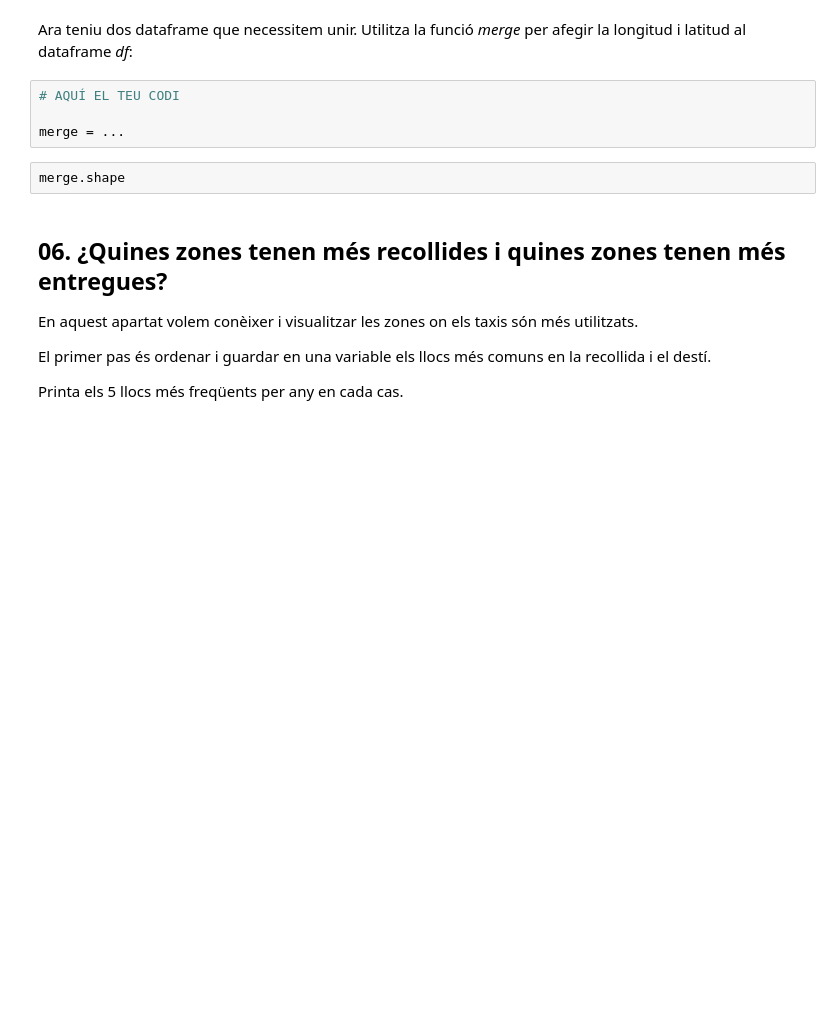
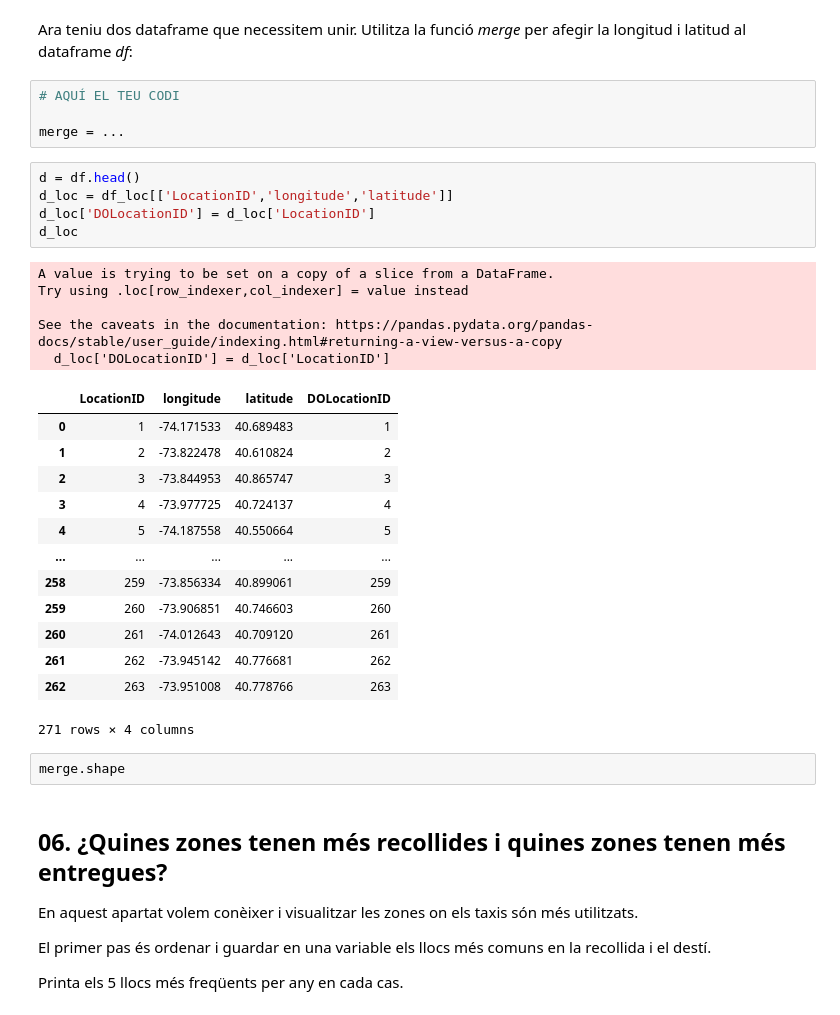
Before and after one commit to Zhipeng139/Taller-de-Nous-Usos_UB_P1, a Jupyter notebook: AssignmentCode.ipynb, the cells around one changed output. Saved outputs shown, nothing was run; the diff lists cells and outputs as text; blank space fills up the shorter version.

```diff
--- a/AssignmentCode.ipynb
+++ b/AssignmentCode.ipynb
@@ -524,6 +515,30 @@ Ara teniu dos dataframe que necessitem unir. Utilitza la funció *merge* per afe
 # AQUÍ EL TEU CODI
 
 merge = ...
+# %%
+d = df.head()
+d_loc = df_loc[['LocationID','longitude','latitude']]
+d_loc['DOLocationID'] = d_loc['LocationID']
+d_loc
+# %% [output]
+A value is trying to be set on a copy of a slice from a DataFrame.
+Try using .loc[row_indexer,col_indexer] = value instead
+
+See the caveats in the documentation: https://pandas.pydata.org/pandas-docs/stable/user_guide/indexing.html#returning-a-view-versus-a-copy
+  d_loc['DOLocationID'] = d_loc['LocationID']
+|  | LocationID | longitude | latitude | DOLocationID |
+| 0 | 1 | -74.171533 | 40.689483 | 1 |
+| 1 | 2 | -73.822478 | 40.610824 | 2 |
+| 2 | 3 | -73.844953 | 40.865747 | 3 |
+| 3 | 4 | -73.977725 | 40.724137 | 4 |
+| 4 | 5 | -74.187558 | 40.550664 | 5 |
+| ... | ... | ... | ... | ... |
+| 258 | 259 | -73.856334 | 40.899061 | 259 |
+| 259 | 260 | -73.906851 | 40.746603 | 260 |
+| 260 | 261 | -74.012643 | 40.709120 | 261 |
+| 261 | 262 | -73.945142 | 40.776681 | 262 |
+| 262 | 263 | -73.951008 | 40.778766 | 263 |
+271 rows × 4 columns
 # %%
 merge.shape
 # %% [markdown]
```
Also changed, not shown: parts of 15 cells of this notebook.
